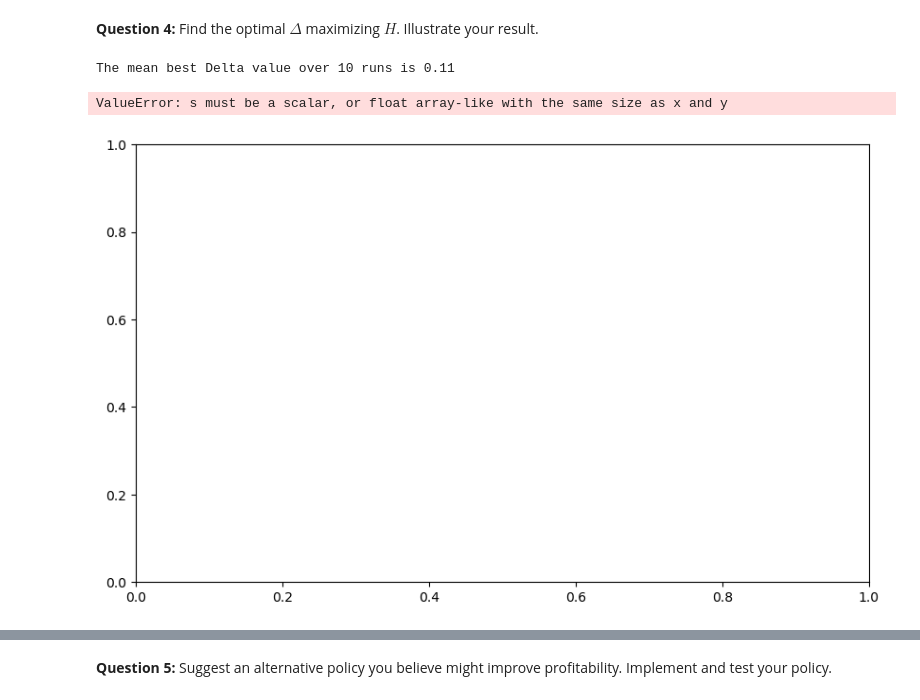
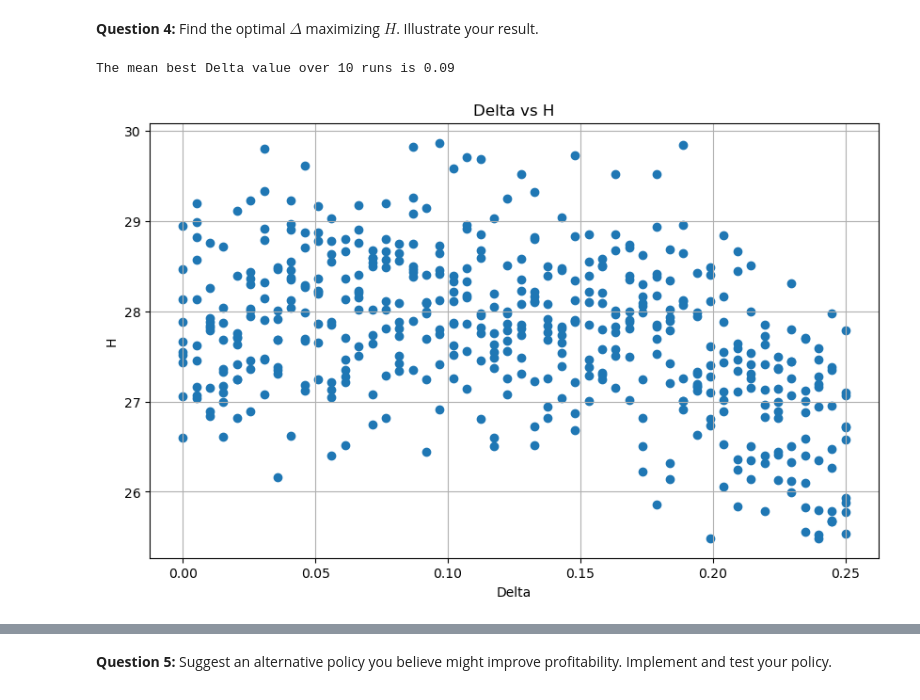
Before and after one commit to NumEconCopenhagen/projects-2023-mathias-emma, a Jupyter notebook: Exam/Question2.ipynb, the cells around one changed output, grey strips where cells are left out. Saved outputs shown, nothing was run; the diff lists cells and outputs as text; code cells hidden in the pictures.

```diff
--- a/Exam/Question2.ipynb
+++ b/Exam/Question2.ipynb
@@ -456,40 +440,40 @@ for i in range(10):
     best_Delta = None
 
     # Check a range of Delta values
-    for Delta in np.linspace(0, 0.25, 10):  # Adjust the range and step size as needed
+    for Delta in np.linspace(0, 0.25, 50):  # Adjust the range and step size as needed
 
         # Run simulations for new policy
         H_values_new = []
         for k in range(K):
             kappa = generate_kappa(rho, sigma_eps, T, np.random.seed(k*i))
             l = calculate_lt(kappa, w, eta, Delta)
             h = calculate_h(kappa, l, R, w, eta, iota, T)
             H_values_new.append(h)
 
         # Calculate H for new policy
         H_new = np.mean(H_values_new)
 
         Deltas.append(Delta)
         H_values.append(H_new)
 
         if H_new > max_H_new:
             max_H_new = H_new
             best_Delta = Delta
 
     best_Deltas.append(best_Delta)
 
 mean_best_Delta = np.mean(best_Deltas)
 print(f"The mean best Delta value over 10 runs is {mean_best_Delta:.2f}")
 
 
+# Plot Delta vs H
 plt.figure(figsize=(10, 6))
-plt.scatter(Deltas, H_values, 'o-')
+plt.scatter(Deltas, H_values)
 plt.xlabel("Delta")
 plt.ylabel("H")
 plt.title("Delta vs H")
 plt.grid(True)
 plt.show()
 # %% [output]
-The mean best Delta value over 10 runs is 0.11
+The mean best Delta value over 10 runs is 0.09
-ValueError: s must be a scalar, or float array-like with the same size as x and y
-[figure, old version]
+[figure, new version]
```
Also changed, not shown: parts of 6 cells of this notebook.
